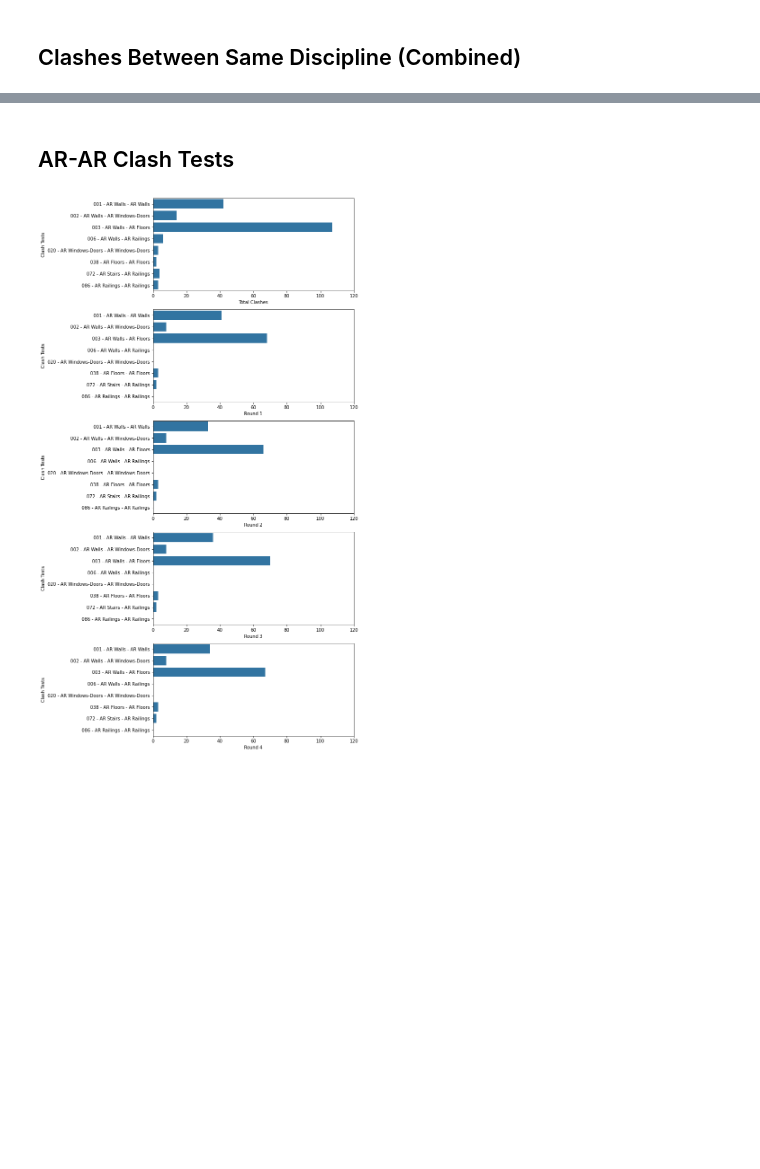
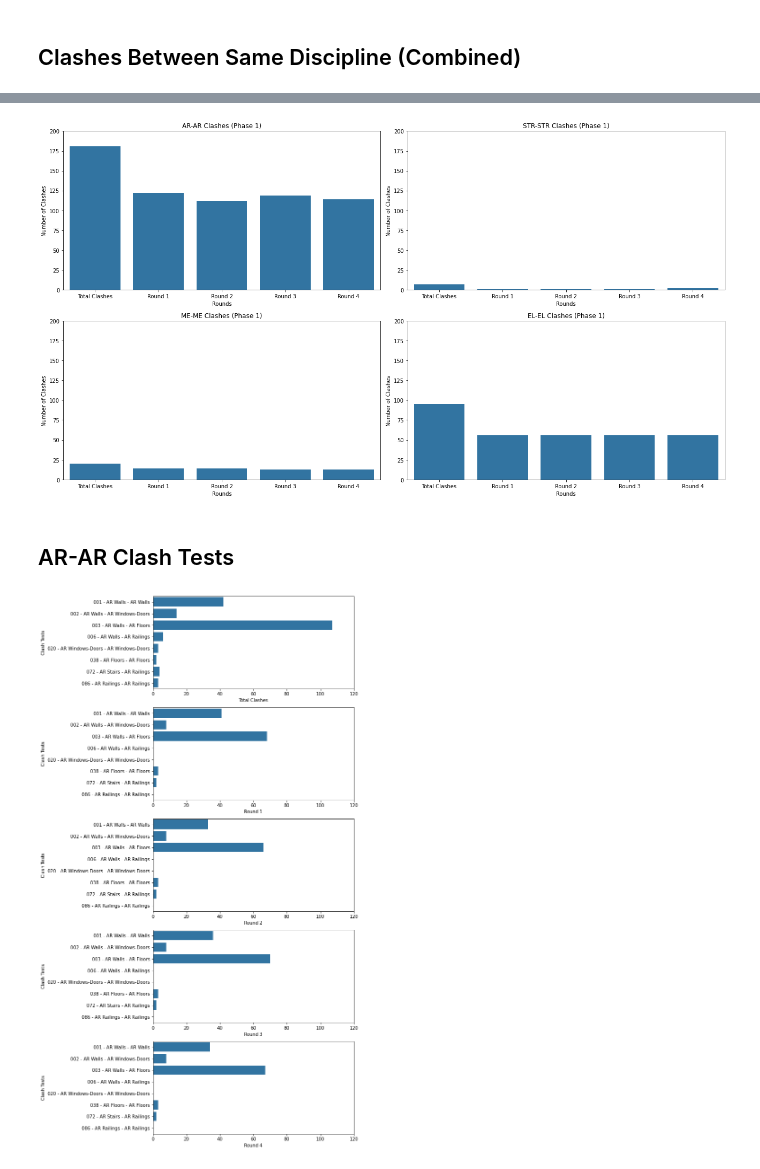
Before and after one commit to Mustafa-A-Saleh/Clash-Tests-Analysis, a Jupyter notebook: Clash_Tests_Analysis.ipynb, the cells around one changed output, grey strips where cells are left out. Drawn from its saved outputs; the diff is of its cells as text; code cells hidden in the pictures; blank space fills up the shorter version.

```diff
--- a/Clash_Tests_Analysis.ipynb
+++ b/Clash_Tests_Analysis.ipynb
@@ -156,0 +164,18 @@ plt.title('Clashes (Phase 1)');
+# %%
+# Select numeric columns and compute the sum
+sums = df.select_dtypes(include='number').sum()
+
+# Create the line plot
+sums = df.select_dtypes(include='number').sum()
+
+# Create the line plot
+plt.figure(figsize=[12, 6])
+x_labels = sums.index.str.replace('_', ' ').str.title()
+sb.lineplot(data=sums)
+
+plt.ylim(750,2700)
+plt.xticks(range(len(sums)), x_labels)
+plt.xlabel('Rounds');
+plt.ylabel('Number of Clashes');
+plt.title('Clashes (Phase 1)');
+plt.show()
@@ -203,3 +196,29 @@ axes[1,1].set_title('EL-EL Clashes (Phase 1)');
+# %%
+# List of disciplines
+disciplines = ['AR ', 'STR ', 'ME ', 'EL ']
+
+# Create figure and axes
+fig, axes = plt.subplots(nrows=2, ncols=2, figsize=[18, 10])
+
+# Loop through disciplines and create barplot for each one
+for i, discipline in enumerate(disciplines):
+    row = i // 2
+    col = i % 2
+
+    # Group by discipline and create barplot
+    clashes = df.groupby(df['discipline_1'].str.contains(discipline) & df['discipline_2'].str.contains(discipline)).sum().values[1]
+    sb.barplot(x=x_labels, y=clashes, color=sb.color_palette()[0], ax=axes[row, col])
+
+    # Set axis labels and title
+    axes[row, col].set_ylim(0, 200)
+    axes[row, col].set_xlabel('Rounds')
+    axes[row, col].set_ylabel('Number of Clashes')
+    axes[row, col].set_title(f'{discipline.strip()}-{discipline.strip()} Clashes (Phase 1)')
+
+# Adjust layout and spacing
+fig.tight_layout()
+# %% [output]
+[figure, added]
 # %% [markdown]
 ## AR-AR Clash Tests
 # %%
```
Also changed, not shown: parts of 23 cells of this notebook, 1 other file.
